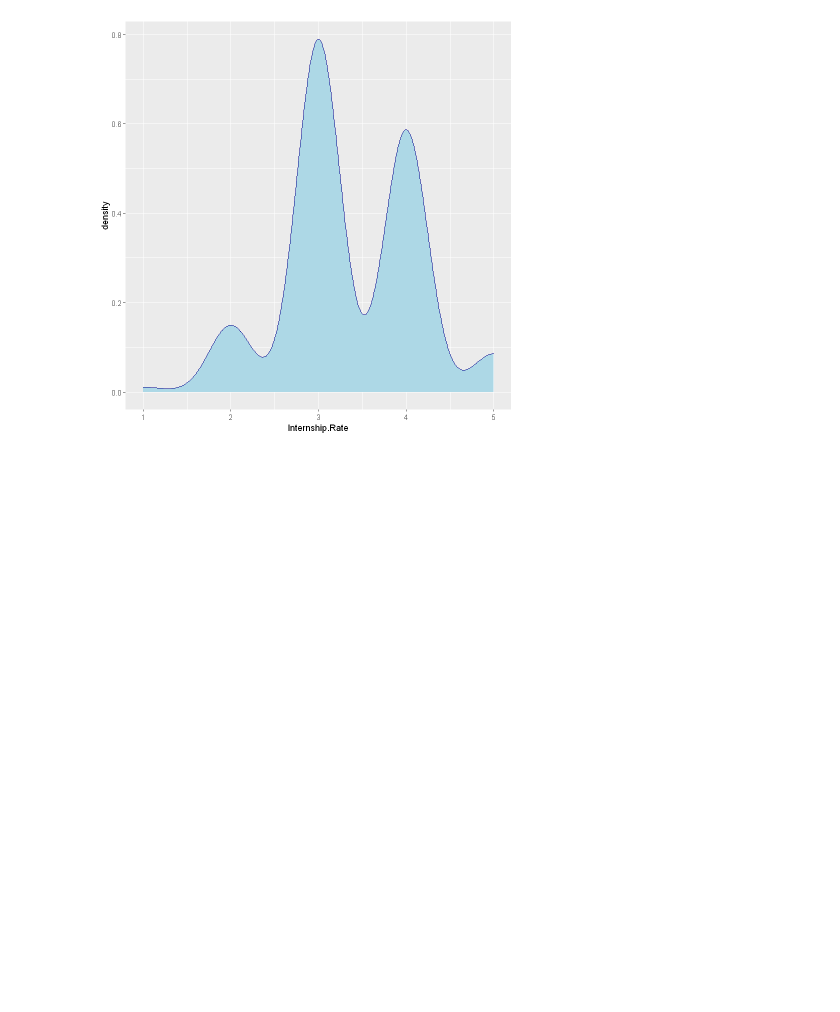
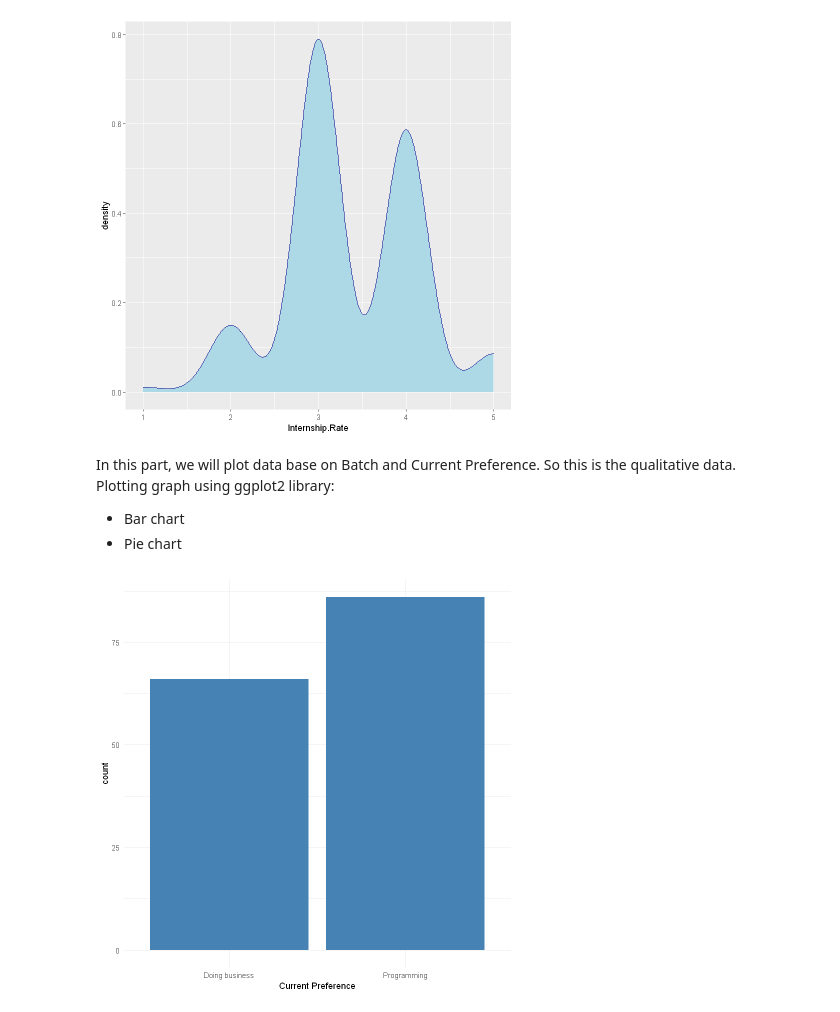
Before and after one commit to Sreythou/data-science-course, a Jupyter notebook: Assignment/EDA/EDA.ipynb, the cells around one changed output. Saved outputs shown, nothing was run; the diff lists cells and outputs as text; code cells hidden in the pictures; blank space fills up the shorter version.

```diff
--- a/Assignment/EDA/EDA.ipynb
+++ b/Assignment/EDA/EDA.ipynb
@@ -245,3 +260,18 @@ density <- dataset %>% ggplot(aes(x=Internship.Rate))+
 density
 # %% [output]
 [figure]
+# %% [markdown]
+In this part, we will plot data base on Batch and Current Preference. So this is the qualitative data.
+Plotting graph using ggplot2 library:
+- Bar chart
+- Pie chart
+# %%
+# Bar Chart Plotting
+
+bar <- dataset %>% ggplot(aes(x = factor(Current.Preference))) +
+  geom_bar(fill="steelblue")+
+    xlab("Current Preference")+
+  theme_minimal()
+bar
+# %% [output]
+[figure, added]
```
Also changed, not shown: parts of 5 cells of this notebook, 1 other file.
